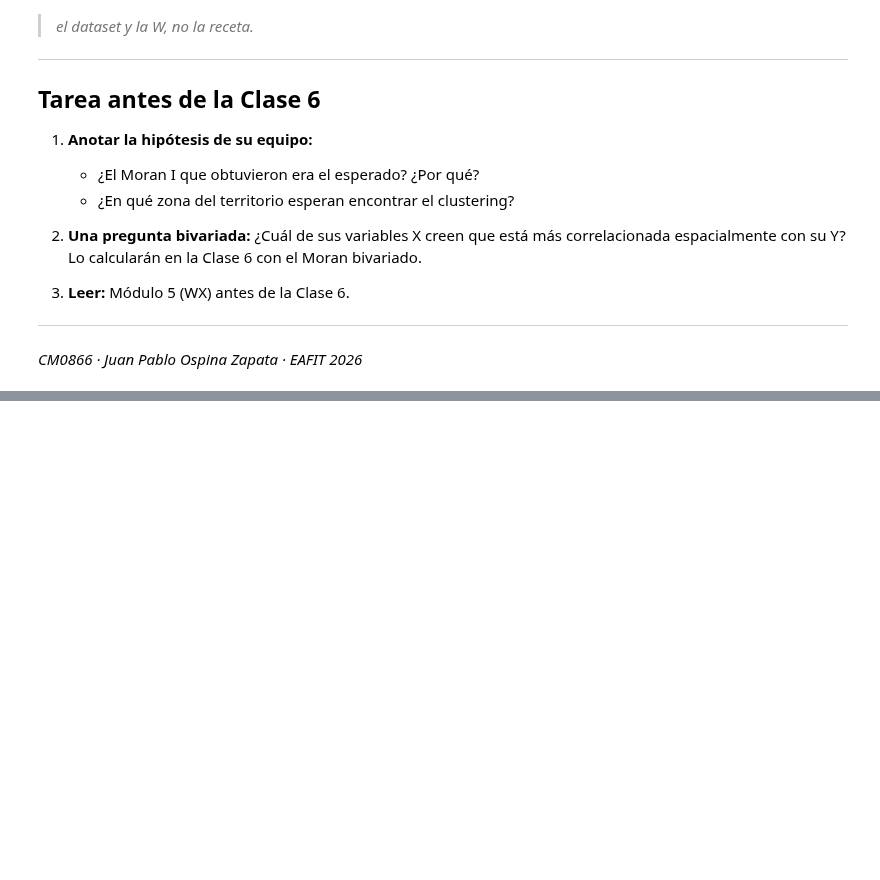
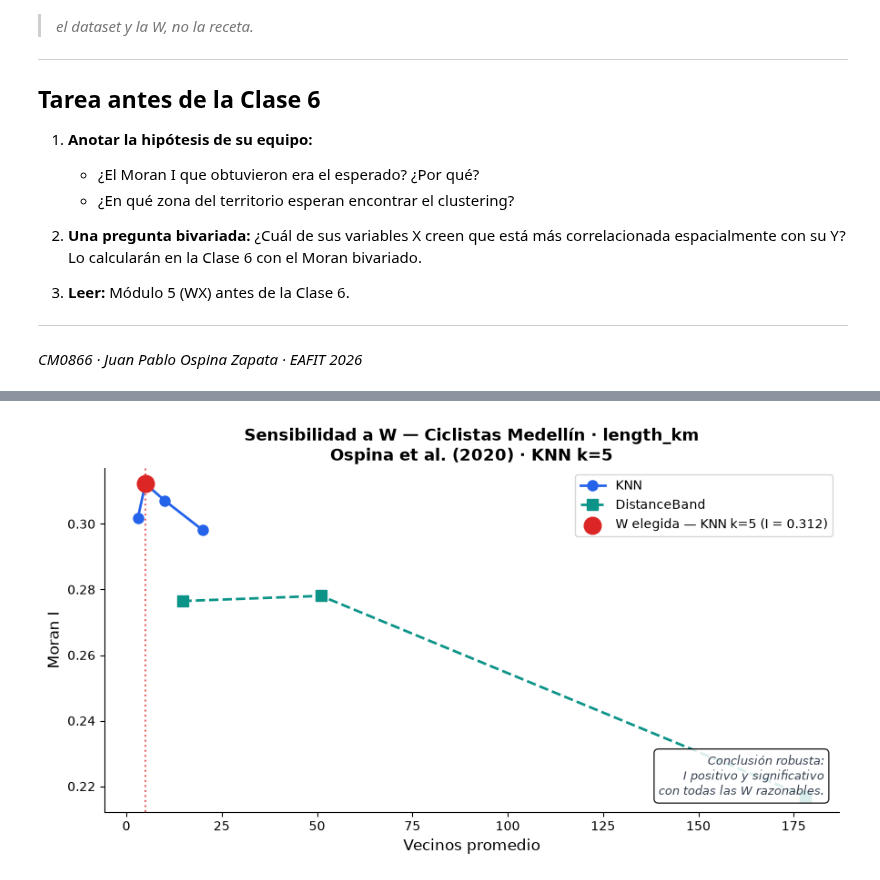
Before and after one commit to juanpospina/ESDA_code_git, a Jupyter notebook: Clase_05/s05_clase5_vf.ipynb, the cells around one changed output, grey strips where cells are left out. Cells and saved outputs as stored; diff of their text form; code cells hidden in the pictures; blank space fills up the shorter version.

```diff
--- a/Clase_05/s05_clase5_vf.ipynb
+++ b/Clase_05/s05_clase5_vf.ipynb
@@ -510,0 +514,78 @@ except Exception as e:
+# %%
+# ─────────────────────────────────────────────────────────────────────────────
+# CELDA EXTRA A — Sensibilidad a W: ciclistas Medellín
+# Copiar y pegar después de las celdas de ciclistas
+# Requiere: ciclistas, w_cic, y_cic ya cargados
+# ─────────────────────────────────────────────────────────────────────────────
+
+from libpysal.weights import DistanceBand
+
+print('─── Sensibilidad a W — Ciclistas · length_km · KNN vs. DistanceBand ─')
+print(f'{"W":<24} {"vec_prom":>9} {"I":>8} {"p-valor":>10}  resultado')
+print('─' * 65)
+
+configs_cic = [
+    ('KNN k=3',             KNN.from_dataframe(ciclistas, k=3)),
+    ('KNN k=5  ← elegida',  KNN.from_dataframe(ciclistas, k=5)),
+    ('KNN k=10',            KNN.from_dataframe(ciclistas, k=10)),
+    ('KNN k=20',            KNN.from_dataframe(ciclistas, k=20)),
+    ('DistBand 500 m',      DistanceBand.from_dataframe(ciclistas, threshold=500)),
+    ('DistBand 1000 m',     DistanceBand.from_dataframe(ciclistas, threshold=1000)),
+    ('DistBand 2000 m',     DistanceBand.from_dataframe(ciclistas, threshold=2000)),
+]
+
+y_cic  = ciclistas['length_km'].values
+res_cic = []
+for nombre, w in configs_cic:
+    try:
+        w.transform = 'r'
+        m     = esda.Moran(y_cic, w, permutations=999)
+        islas = sum(1 for v in w.cardinalities.values() if v == 0)
+        sig   = '✓ sig.' if m.p_sim < 0.05 else '✗ n.s.'
+        marca = '  ←' if 'elegida' in nombre else ''
+        print(f'{nombre:<24} {w.mean_neighbors:>9.1f} {m.I:>8.4f}'
+              f' {m.p_sim:>10.4f}  {sig}  islas:{islas}{marca}')
+        res_cic.append((nombre, w.mean_neighbors, m.I, m.p_sim))
+    except Exception as e:
+        print(f'{nombre:<24} → error: {e}')
+
+# ── Gráfico ───────────────────────────────────────────────────────────────────
+fig, ax = plt.subplots(figsize=(9, 5))
+
+knn_c  = [(r[1], r[2]) for r in res_cic if 'KNN'  in r[0]]
+dist_c = [(r[1], r[2]) for r in res_cic if 'Dist' in r[0]]
+
+ax.plot([r[0] for r in knn_c],  [r[1] for r in knn_c],
+        'o-', color='#2563EB', lw=2, ms=8, label='KNN')
+ax.plot([r[0] for r in dist_c], [r[1] for r in dist_c],
+        's--', color='#0D9488', lw=2, ms=8, label='DistanceBand')
+
+elegida = [r for r in res_cic if 'elegida' in r[0]][0]
+ax.axvline(elegida[1], color='#DC2626', lw=1.5, ls=':', alpha=0.7)
+ax.scatter([elegida[1]], [elegida[2]], color='#DC2626', s=180, zorder=6,
+           label=f'W elegida — KNN k=5 (I = {elegida[2]:.3f})')
+
+ax.set_xlabel('Vecinos promedio', fontsize=12)
+ax.set_ylabel('Moran I', fontsize=12)
+ax.set_title('Sensibilidad a W — Ciclistas Medellín · length_km\n'
+             'Ospina et al. (2020) · KNN k=5',
+             fontsize=13, fontweight='bold')
+ax.legend(fontsize=10)
+
+ax.text(0.98, 0.05,
+        'Conclusión robusta:\nI positivo y significativo\ncon todas las W razonables.',
+        transform=ax.transAxes, fontsize=9, ha='right', style='italic',
+        color='#374151',
+        bbox=dict(boxstyle='round,pad=0.4', facecolor='white', alpha=0.85))
+
+plt.tight_layout()
+plt.savefig('outputs/s05_sensibilidad_ciclistas.png', dpi=150, bbox_inches='tight')
+plt.show()
+
+print()
+print('─── Conclusión ──────────────────────────────────────────────────────')
+print('→ I positivo y significativo con TODAS las W → conclusión robusta.')
+print('→ KNN k=5 se justifica teóricamente (entorno inmediato del origen).')
+print('→ DistanceBand 500m genera 22 islas — problema real si se usara.')
+print('→ El I es estable entre 0.28 y 0.31 independientemente de la W.')
+# %% [output]
@@ -510,0 +609 @@ except Exception as e:
+[figure, added]
```
Also changed, not shown: parts of 5 cells of this notebook, 7 other files.
